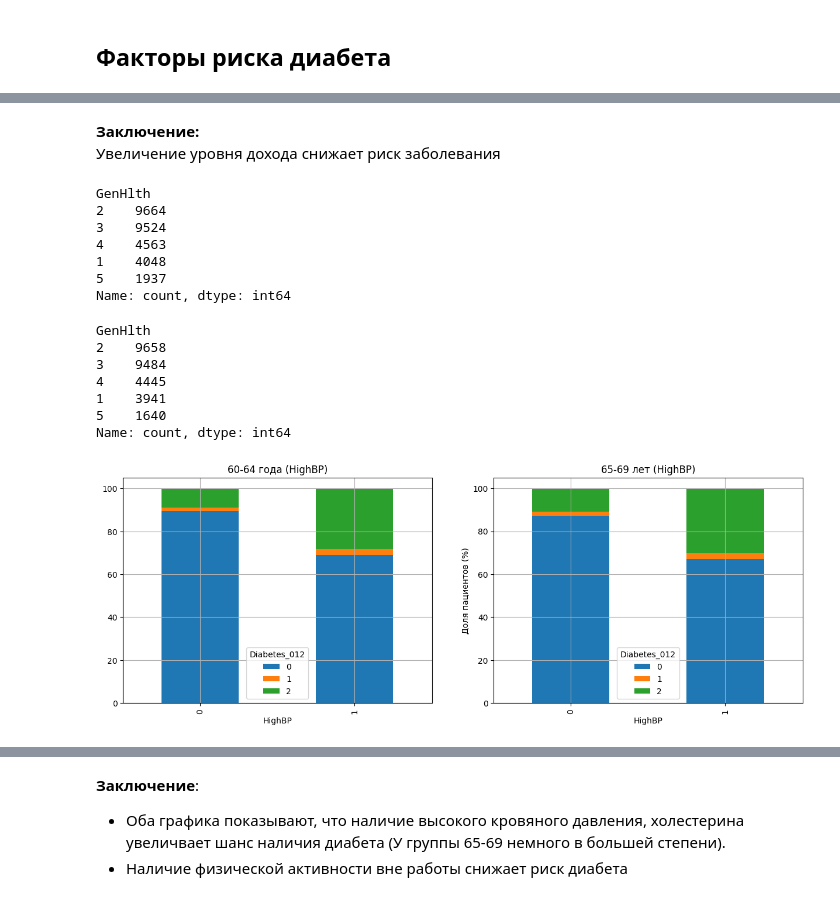
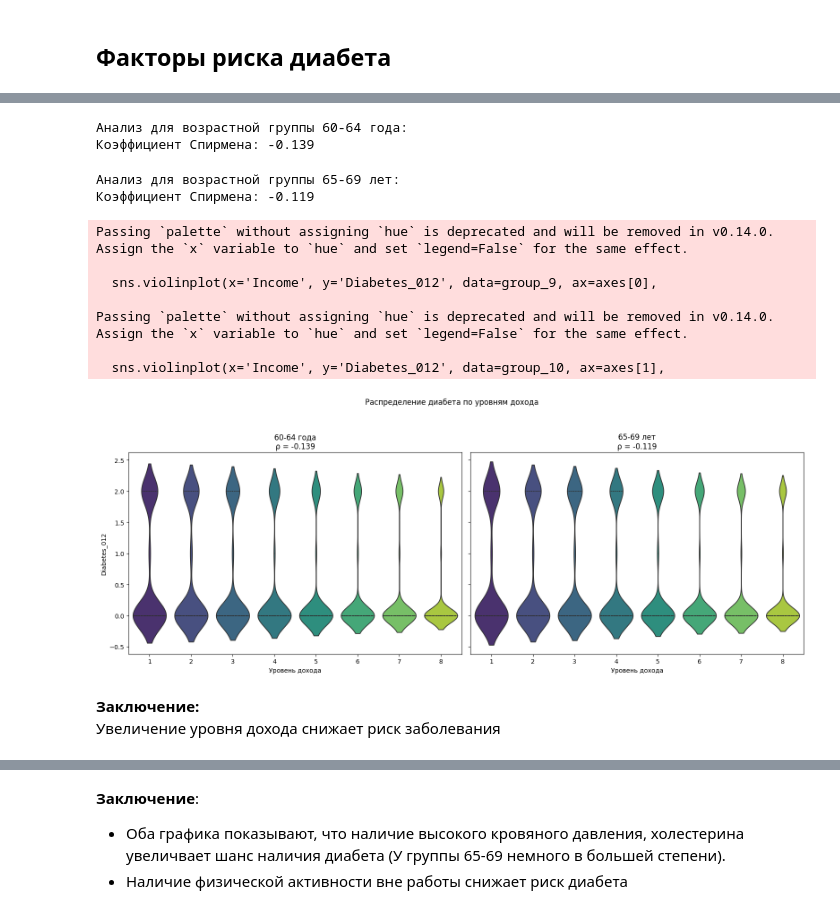
Before and after one commit to AlexeyRau/OMGTU, a Jupyter notebook: 2 курс/4 семестр/Машинное обучение/Лабораторная работа №1. Исследовательский анализ данных (EDA)/Ex1_c.ipynb, the cells around one changed output, grey strips where cells are left out. Drawn from its saved outputs; the diff is of its cells as text; code cells hidden in the pictures.

```diff
--- a/2 курс/4 семестр/Машинное обучение/Лабораторная работа №1. Исследовательский анализ данных (EDA)/Ex1_c.ipynb
+++ b/2 курс/4 семестр/Машинное обучение/Лабораторная работа №1. Исследовательский анализ данных (EDA)/Ex1_c.ipynb
@@ -421,34 +423,46 @@ round(Income_10_corr,3)
+# %%
+print("Анализ для возрастной группы 60-64 года:")
+corr, p = spearmanr(group_9['Income'], group_9['Diabetes_012'])
+print(f"Коэффициент Спирмена: {corr:.3f}")
+# %% [output]
+Анализ для возрастной группы 60-64 года:
+Коэффициент Спирмена: -0.139
+# %%
+print("Анализ для возрастной группы 65-69 лет:")
+corr, p = spearmanr(group_10['Income'], group_10['Diabetes_012'])
+print(f"Коэффициент Спирмена: {corr:.3f}")
+# %% [output]
+Анализ для возрастной группы 65-69 лет:
+Коэффициент Спирмена: -0.119
+# %%
+fig, axes = plt.subplots(1, 2, figsize=(16, 6), sharey=True)
+
+# 60-64 года
+sns.violinplot(x='Income', y='Diabetes_012', data=group_9, ax=axes[0],
+              palette='viridis', inner='quartile')
+axes[0].set_title('60-64 года\nρ = {:.3f}'.format(
+    spearmanr(group_9['Income'], group_9['Diabetes_012'])[0]))
+axes[0].set_xlabel('Уровень дохода')
+
+# 65-69 лет
+sns.violinplot(x='Income', y='Diabetes_012', data=group_10, ax=axes[1],
+              palette='viridis', inner='quartile')
+axes[1].set_title('65-69 лет\nρ = {:.3f}'.format(
+    spearmanr(group_10['Income'], group_10['Diabetes_012'])[0]))
+axes[1].set_xlabel('Уровень дохода')
+
+plt.suptitle('Распределение диабета по уровням дохода', y=1.05)
+plt.tight_layout()
+plt.show()
+# %% [output]
+Passing `palette` without assigning `hue` is deprecated and will be removed in v0.14.0. Assign the `x` variable to `hue` and set `legend=False` for the same effect.
+
+  sns.violinplot(x='Income', y='Diabetes_012', data=group_9, ax=axes[0],
+
+Passing `palette` without assigning `hue` is deprecated and will be removed in v0.14.0. Assign the `x` variable to `hue` and set `legend=False` for the same effect.
+
+  sns.violinplot(x='Income', y='Diabetes_012', data=group_10, ax=axes[1],
+[figure, added]
 # %% [markdown]
 **Заключение:**
 <br> Увеличение уровня дохода снижает риск заболевания
-# %%
-group_9.GenHlth.value_counts()
-# %% [output]
-GenHlth
-2    9664
-3    9524
-4    4563
-1    4048
-5    1937
-Name: count, dtype: int64
-# %%
-group_10.GenHlth.value_counts()
-# %% [output]
-GenHlth
-2    9658
-3    9484
-4    4445
-1    3941
-5    1640
-Name: count, dtype: int64
-# %%
-highbp_diabetes_9 = pd.crosstab(group_9['HighBP'], group_9['Diabetes_012'], normalize='index') * 100
-highbp_diabetes_10 = pd.crosstab(group_10['HighBP'], group_10['Diabetes_012'], normalize='index') * 100
-
-fig, axes = plt.subplots(1, 2, figsize=(15, 5))
-highbp_diabetes_9.plot(kind='bar', stacked=True, ax=axes[0], title='60-64 года (HighBP)', grid=True)
-highbp_diabetes_10.plot(kind='bar', stacked=True, ax=axes[1], title='65-69 лет (HighBP)', grid=True)
-plt.ylabel('Доля пациентов (%)')
-plt.show()
-# %% [output]
-[figure, removed]
```
Also changed, not shown: parts of 48 cells of this notebook.
